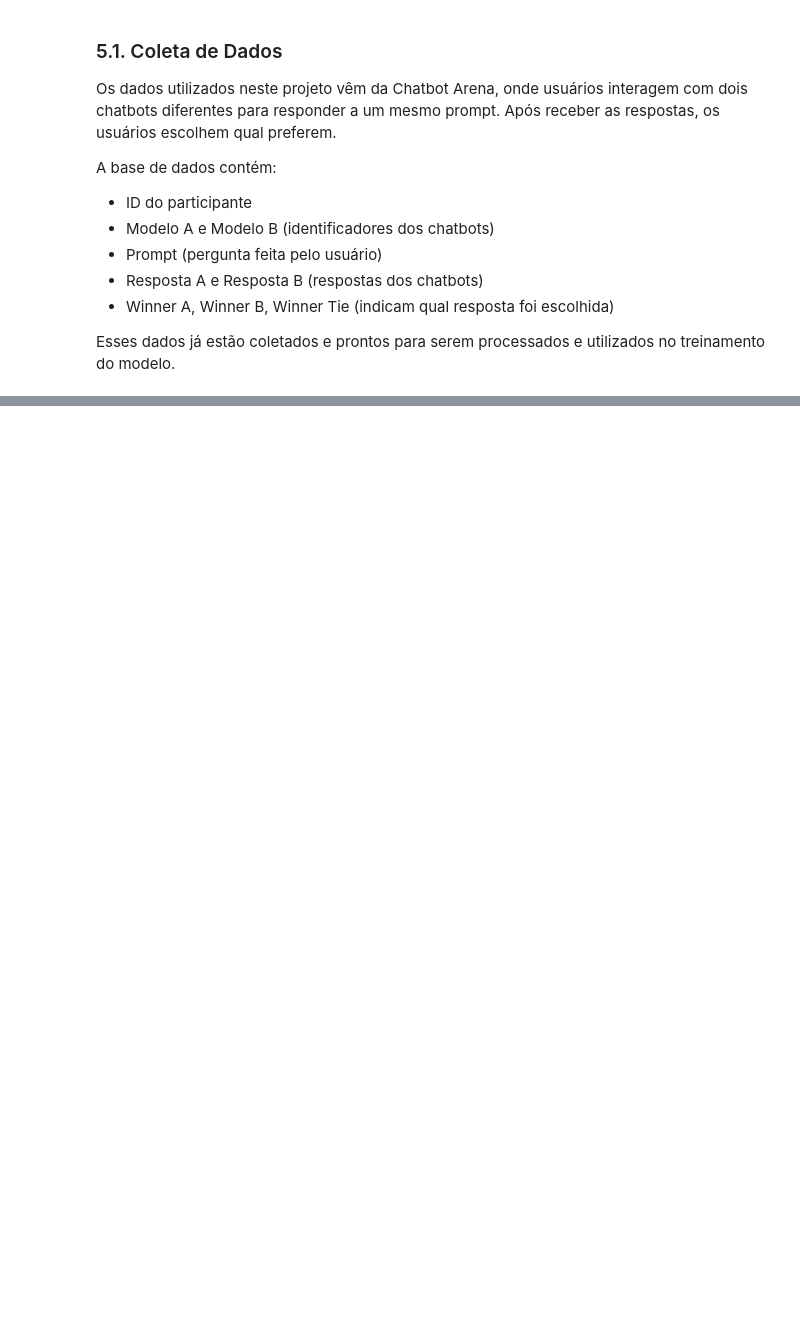
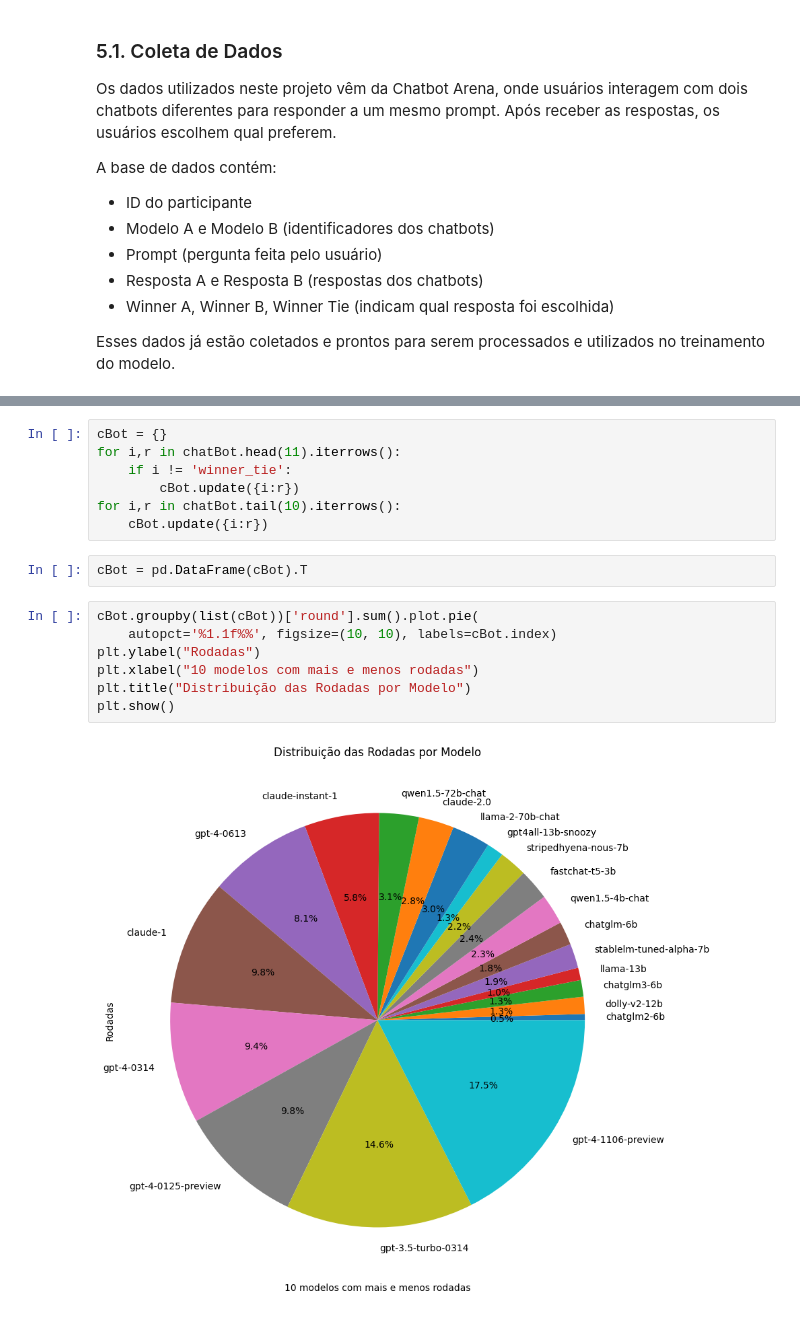
Before and after one commit to RhaianySouza/100dayscss.com, a Jupyter notebook: chatbot-arena-preference-prediction-llms.ipynb, the cells around one changed output, grey strips where cells are left out. Saved outputs shown, nothing was run; the diff lists cells and outputs as text; blank space fills up the shorter version.

```diff
--- a/chatbot-arena-preference-prediction-llms.ipynb
+++ b/chatbot-arena-preference-prediction-llms.ipynb
@@ -169,0 +182,18 @@ from torchvision.transforms import ToTensor
+# %%
+cBot = {}
+for i,r in chatBot.head(11).iterrows():
+    if i != 'winner_tie':
+        cBot.update({i:r})
+for i,r in chatBot.tail(10).iterrows():
+    cBot.update({i:r})
+# %%
+cBot = pd.DataFrame(cBot).T
+# %%
+cBot.groupby(list(cBot))['round'].sum().plot.pie(
+    autopct='%1.1f%%', figsize=(10, 10), labels=cBot.index)
+plt.ylabel("Rodadas")
+plt.xlabel("10 modelos com mais e menos rodadas")
+plt.title("Distribuição das Rodadas por Modelo")
+plt.show()
+# %% [output]
+[figure, added]
```
Also changed, not shown: parts of 18 cells of this notebook.
